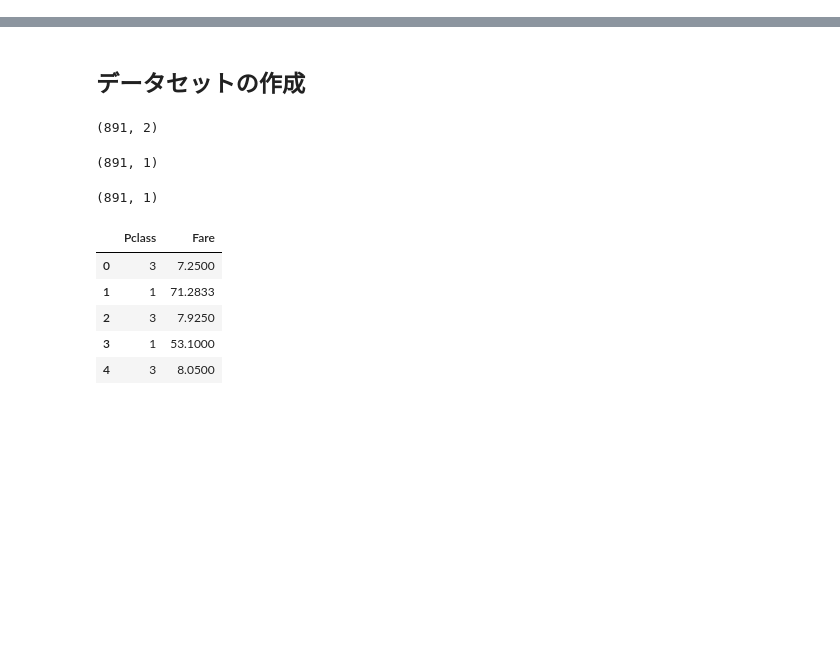
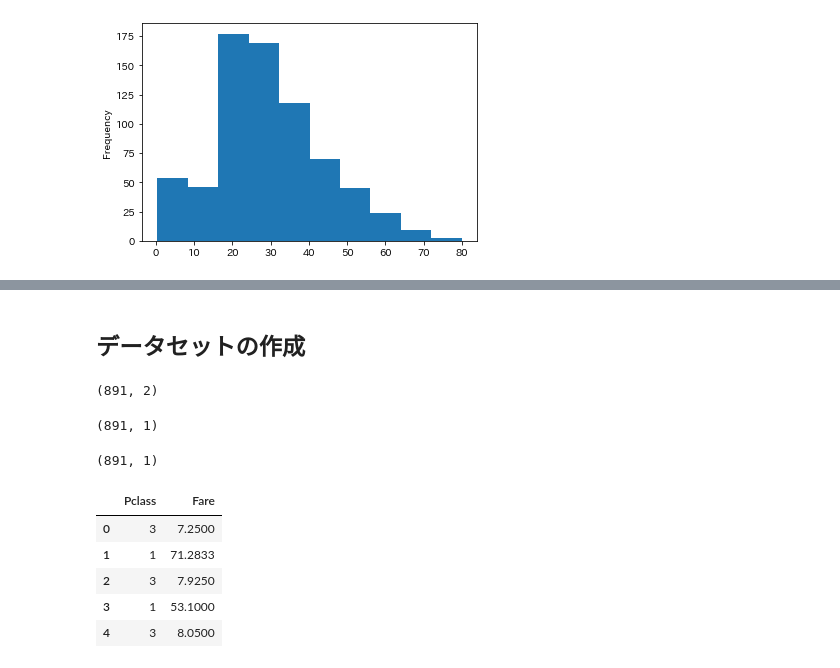
Before and after one commit to cax68080/kaggle, a Jupyter notebook: titanic/Titanic.ipynb, the cells around one changed output, grey strips where cells are left out. Drawn from its saved outputs; the diff is of its cells as text; code cells hidden in the pictures; blank space fills up the shorter version.

```diff
--- a/titanic/Titanic.ipynb
+++ b/titanic/Titanic.ipynb
@@ -115,0 +189,6 @@ dtype: int64
+# %%
+age_var = df_train["Age"]
+age_var.plot.hist()
+plt.show()
+# %% [output]
+[figure, added]
```
Also changed, not shown: parts of 14 cells of this notebook.
